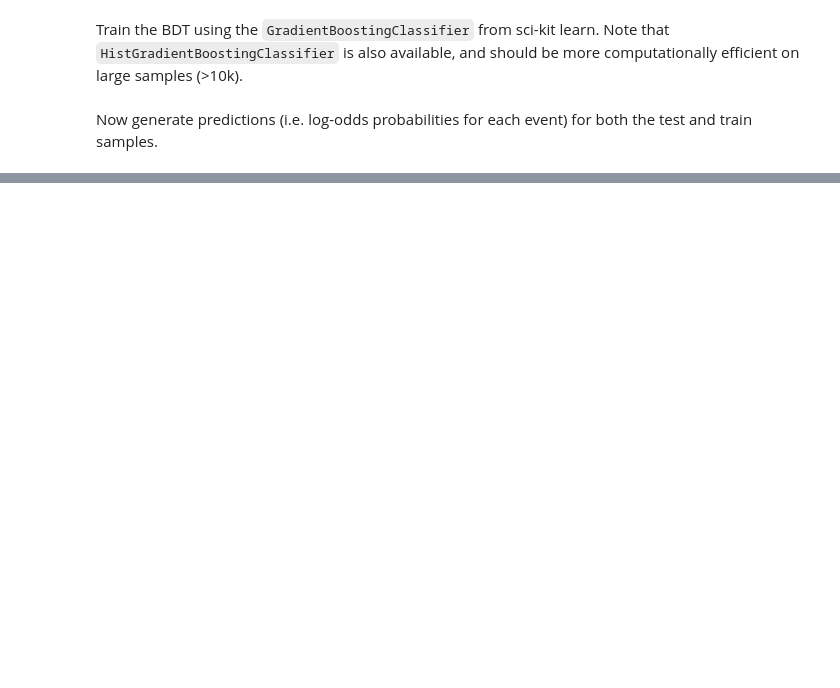
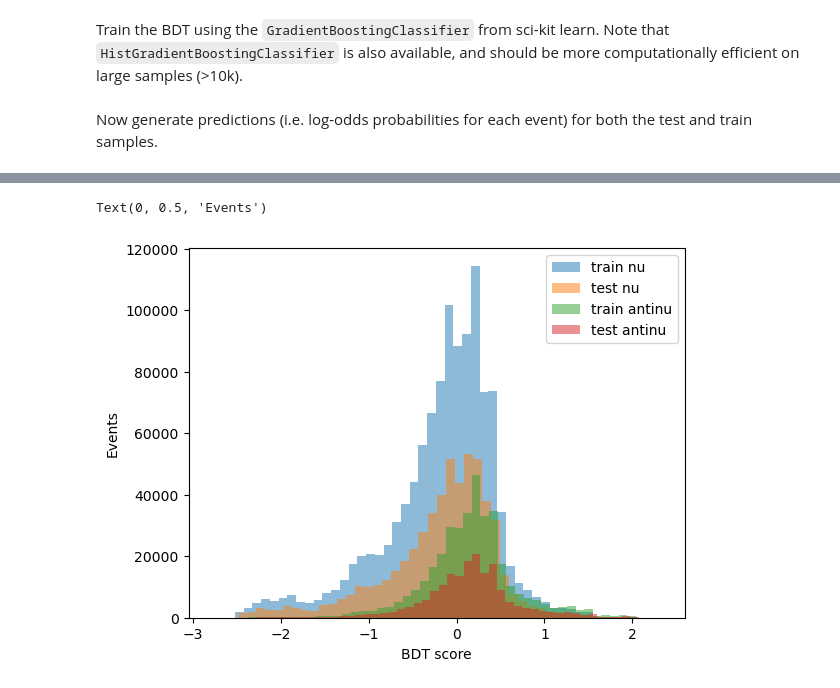
Before and after one commit to bristol-dune/atmospherics-tools, a Jupyter notebook: fast-osc-feedback/nu-nu_bar-BDT/nu-nubar-BDT.ipynb, the cells around one changed output, grey strips where cells are left out. Saved outputs shown, nothing was run; the diff lists cells and outputs as text; code cells hidden in the pictures; blank space fills up the shorter version.

```diff
--- a/fast-osc-feedback/nu-nu_bar-BDT/nu-nubar-BDT.ipynb
+++ b/fast-osc-feedback/nu-nu_bar-BDT/nu-nubar-BDT.ipynb
@@ -171,3 +227,16 @@ plt.hist(clf.decision_function(X_test[y_test==0]), bins=50, alpha=0.5)
+# %%
+plt.hist(clf.decision_function(X_train[y_train==0]), bins=50, alpha=0.5, label="train nu")
+plt.hist(clf.decision_function(X_test[y_test==0]), bins=50, alpha=0.5, label="test nu")
+
+plt.hist(clf.decision_function(X_train[y_train==1]), bins=50, alpha=0.5, label="train antinu")
+plt.hist(clf.decision_function(X_test[y_test==1]), bins=50, alpha=0.5, label="test antinu")
+
+plt.legend()
+plt.xlabel("BDT score")
+plt.ylabel("Events")
+# %% [output]
+Text(0, 0.5, 'Events')
+[figure, added]
 # %%
 from sklearn.metrics import roc_curve, auc
 
```
Also changed, not shown: parts of 11 cells of this notebook, 1 other file.
